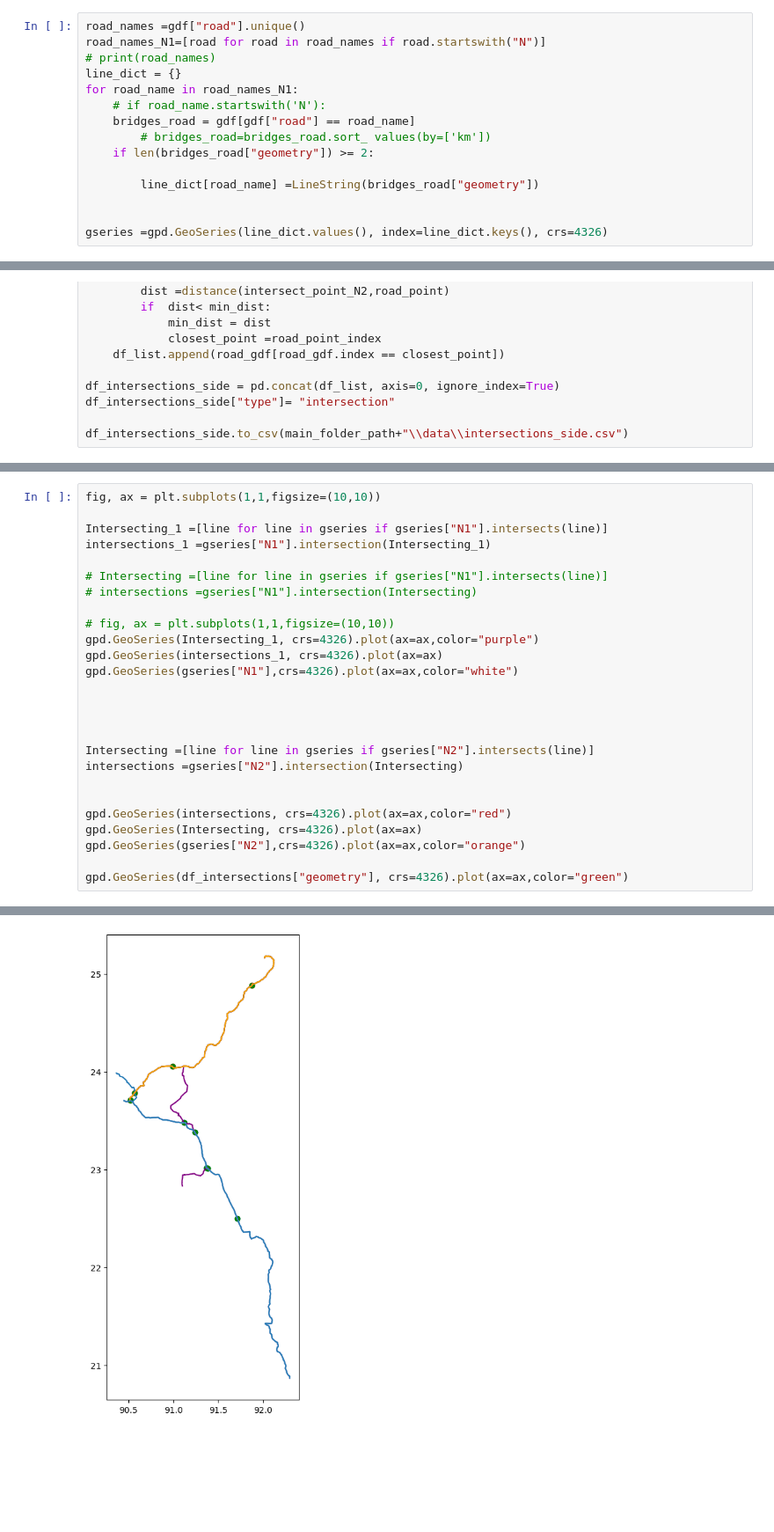
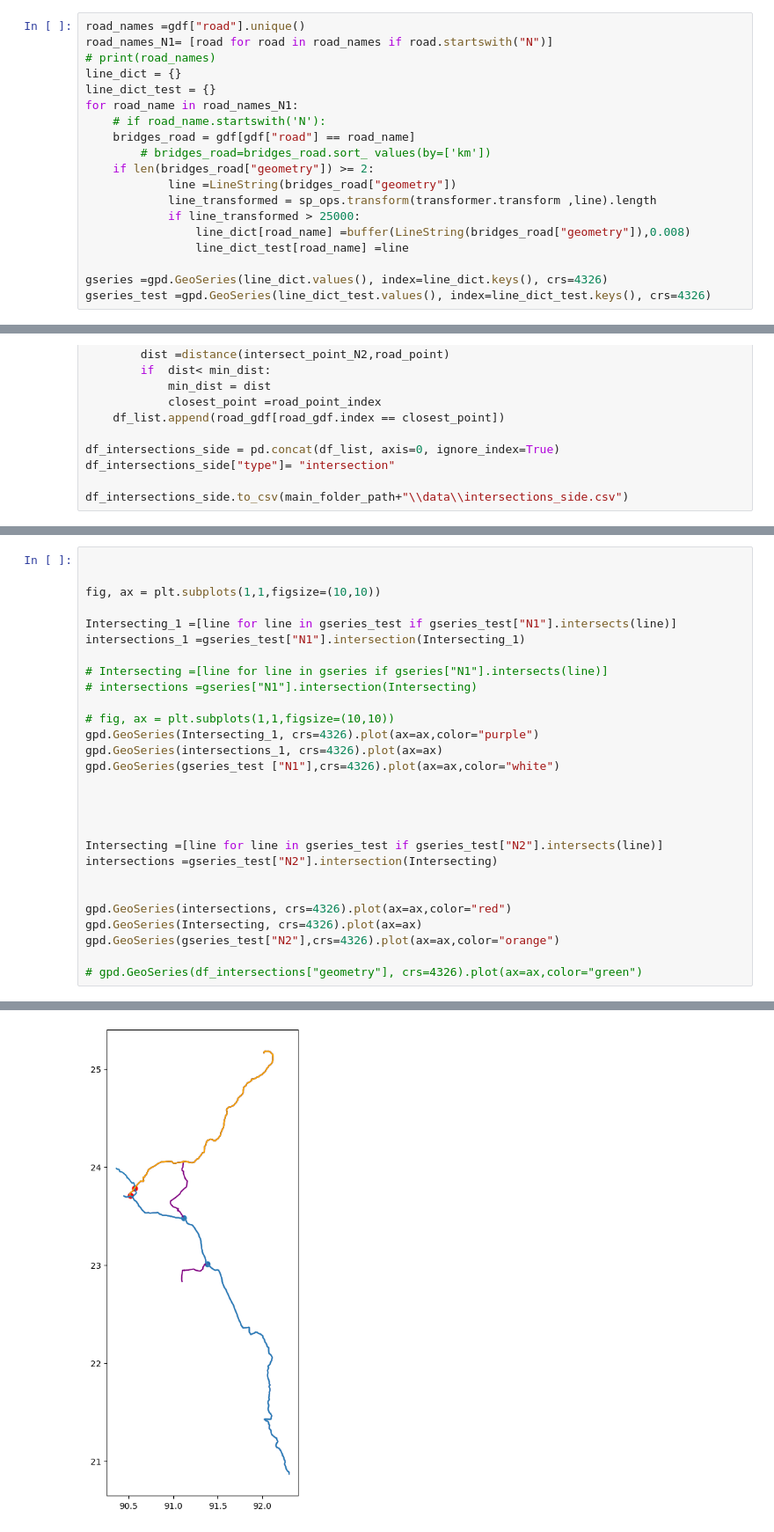
Before and after one commit to mlmoleman/EPA133a-G07-A3, a Jupyter notebook: model/Intersections_roads.ipynb, the cells around one changed output, grey strips where cells are left out. Shown at 88% size. Drawn from its saved outputs; the diff is of its cells as text; blank space fills up the shorter version.

Commit message:
Addes intersection code

```diff
--- a/model/Intersections_roads.ipynb
+++ b/model/Intersections_roads.ipynb
@@ -17,15 +22,19 @@ gdf = gpd.GeoDataFrame(
 # %%
 road_names =gdf["road"].unique()
-road_names_N1=[road for road in road_names if road.startswith("N")]
+road_names_N1= [road for road in road_names if road.startswith("N")]
 # print(road_names)
 line_dict = {}
+line_dict_test = {}
 for road_name in road_names_N1:
     # if road_name.startswith('N'):
     bridges_road = gdf[gdf["road"] == road_name]
         # bridges_road=bridges_road.sort_ values(by=['km'])
     if len(bridges_road["geometry"]) >= 2:
-
-        line_dict[road_name] =LineString(bridges_road["geometry"])
-
+            line =LineString(bridges_road["geometry"])
+            line_transformed = sp_ops.transform(transformer.transform ,line).length
+            if line_transformed > 25000:
+                line_dict[road_name] =buffer(LineString(bridges_road["geometry"]),0.008)
+                line_dict_test[road_name] =line
 
 gseries =gpd.GeoSeries(line_dict.values(), index=line_dict.keys(), crs=4326)
+gseries_test =gpd.GeoSeries(line_dict_test.values(), index=line_dict_test.keys(), crs=4326)
@@ -118,29 +310,31 @@ df_intersections_side.to_csv(main_folder_path+"\\data\\intersections_side.csv")
 # %%
+
+
 fig, ax = plt.subplots(1,1,figsize=(10,10))
 
-Intersecting_1 =[line for line in gseries if gseries["N1"].intersects(line)]
-intersections_1 =gseries["N1"].intersection(Intersecting_1)
+Intersecting_1 =[line for line in gseries_test if gseries_test["N1"].intersects(line)]
+intersections_1 =gseries_test["N1"].intersection(Intersecting_1)
 
 # Intersecting =[line for line in gseries if gseries["N1"].intersects(line)]
 # intersections =gseries["N1"].intersection(Intersecting)
 
 # fig, ax = plt.subplots(1,1,figsize=(10,10))
 gpd.GeoSeries(Intersecting_1, crs=4326).plot(ax=ax,color="purple")
 gpd.GeoSeries(intersections_1, crs=4326).plot(ax=ax)
-gpd.GeoSeries(gseries["N1"],crs=4326).plot(ax=ax,color="white")
+gpd.GeoSeries(gseries_test ["N1"],crs=4326).plot(ax=ax,color="white")
 
 
 
 
-Intersecting =[line for line in gseries if gseries["N2"].intersects(line)]
-intersections =gseries["N2"].intersection(Intersecting)
+Intersecting =[line for line in gseries_test if gseries_test["N2"].intersects(line)]
+intersections =gseries_test["N2"].intersection(Intersecting)
 
 
 gpd.GeoSeries(intersections, crs=4326).plot(ax=ax,color="red")
 gpd.GeoSeries(Intersecting, crs=4326).plot(ax=ax)
-gpd.GeoSeries(gseries["N2"],crs=4326).plot(ax=ax,color="orange")
+gpd.GeoSeries(gseries_test["N2"],crs=4326).plot(ax=ax,color="orange")
 
-gpd.GeoSeries(df_intersections["geometry"], crs=4326).plot(ax=ax,color="green")
+# gpd.GeoSeries(df_intersections["geometry"], crs=4326).plot(ax=ax,color="green")
 # %% [output]
 <Axes: >
-[figure, old version]
+[figure, new version]
```
Also changed, not shown: parts of 20 cells of this notebook.
